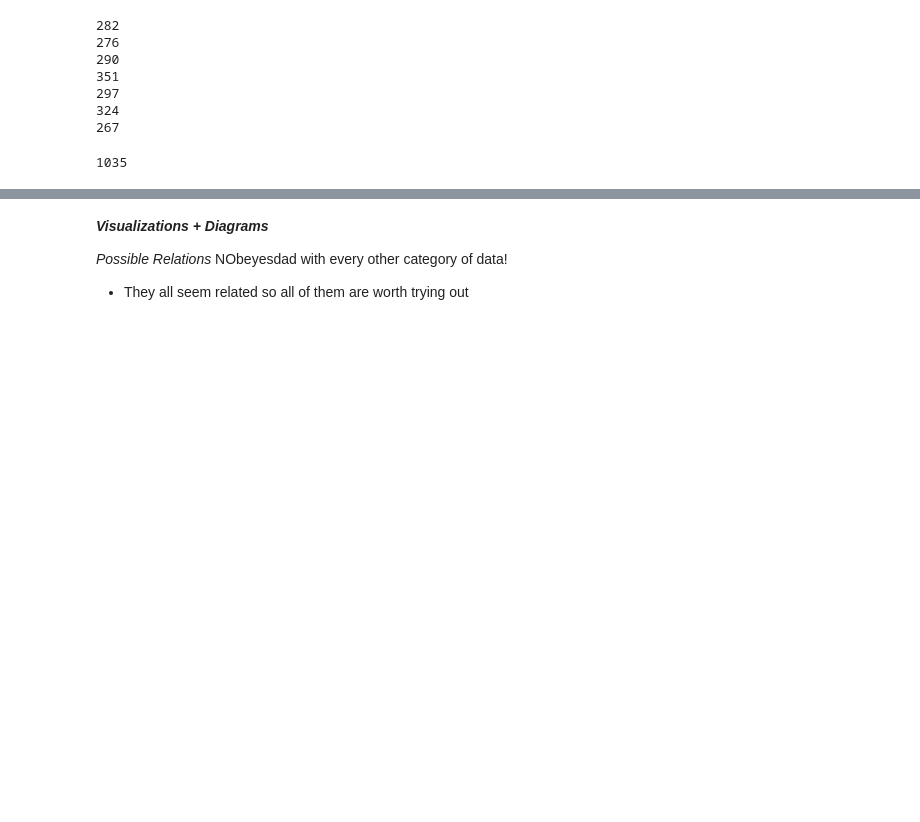
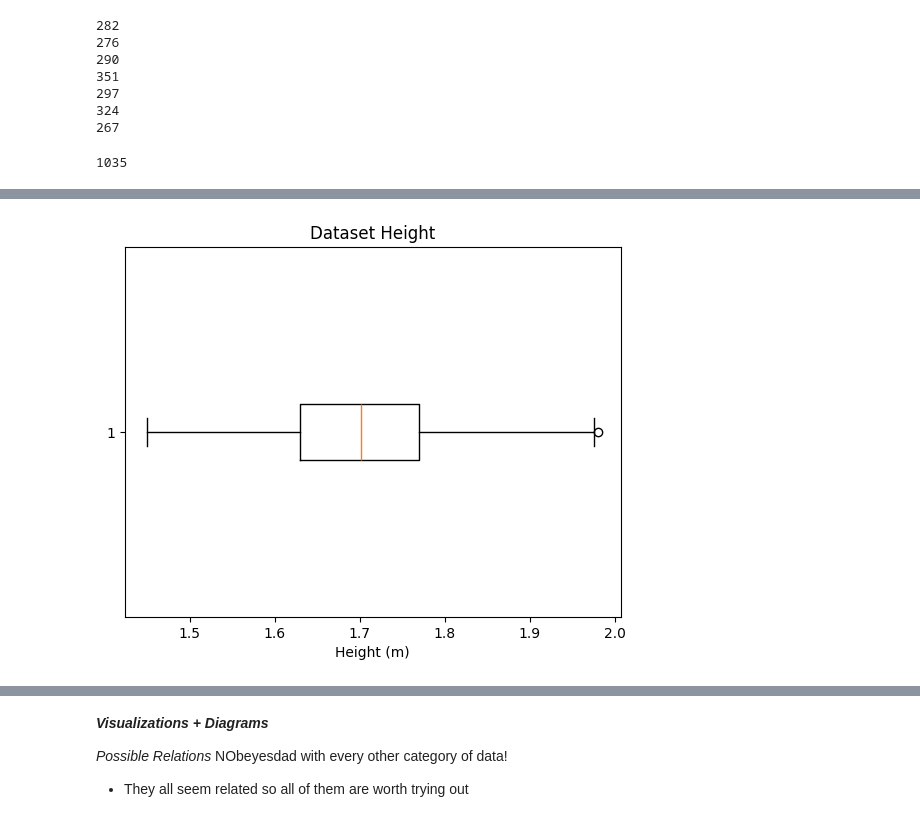
Before and after one commit to joliebao/TCS-Data-Science-Obesity, a Jupyter notebook: TCS_DataScience_Obesity.ipynb, the cells around one changed output, grey strips where cells are left out. Cells and saved outputs as stored; diff of their text form; code cells hidden in the pictures; blank space fills up the shorter version.

```diff
--- a/TCS_DataScience_Obesity.ipynb
+++ b/TCS_DataScience_Obesity.ipynb
@@ -265,0 +275,7 @@ def box_Plot(){
+# %%
+# CHECKING FOR OUTLIERS
+box_Plot('Height', 'Dataset Height', 'Height (m)')
+
+# One outlier, but a possible height
+# %% [output]
+[figure, added]
```
Also changed, not shown: parts of 9 cells of this notebook.
